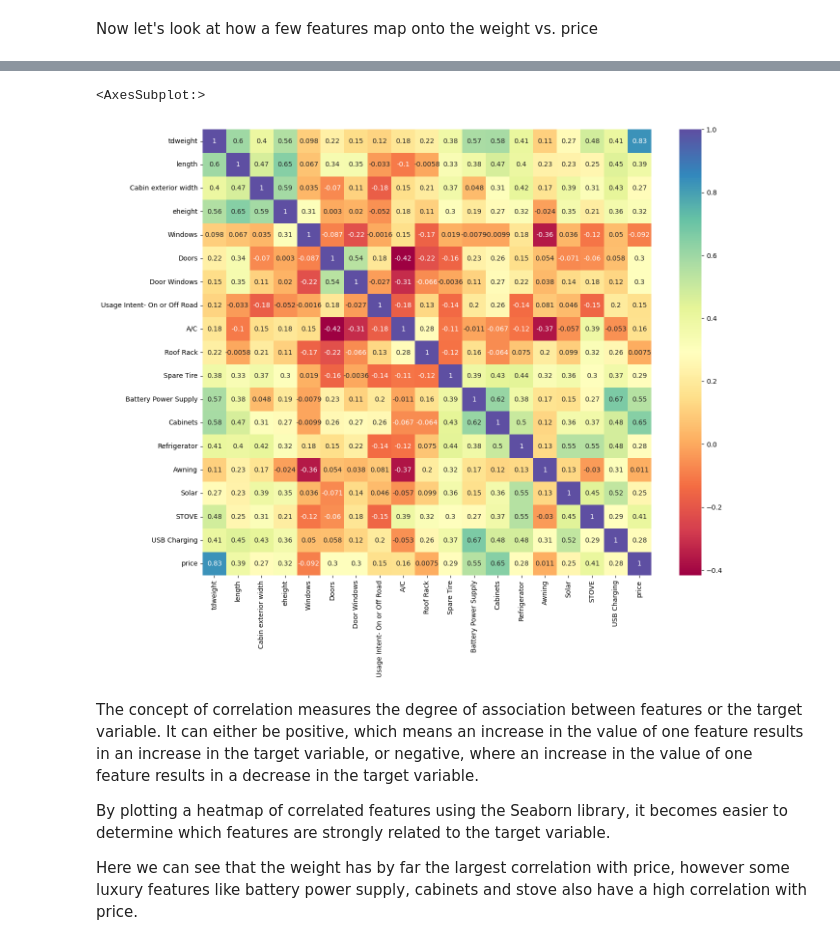
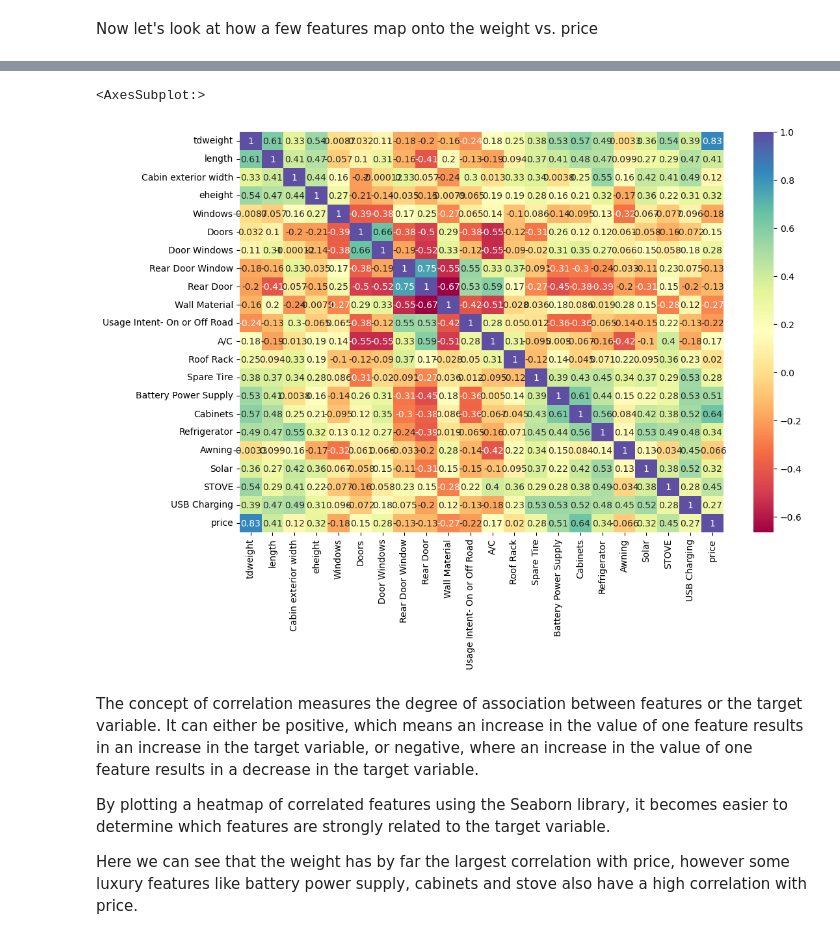
Before and after one commit to blue-quark/trailer_price_regression, a Jupyter notebook: trailer-price-regression.ipynb, the cells around one changed output, grey strips where cells are left out. Saved outputs shown, nothing was run; the diff lists cells and outputs as text; code cells hidden in the pictures.

Commit message:
Kaggle Notebook | Trailer Price Regression | Version 22

```diff
--- a/trailer-price-regression.ipynb
+++ b/trailer-price-regression.ipynb
@@ -195,5 +226,5 @@ data["Door Windows"] = data["Driver Side Door Window"] + data["Passenger Side Do
 # %%
 #reorder the columns so there are no problems with slicing/encoding
-data = data[['tdweight', 'length', 'Cabin exterior width', 'eheight', 'interior height highest point', 'Windows', 'Doors', 'Door Windows', 'Usage Intent- On or Off Road', 'A/C', 'Roof Rack', 'Spare Tire', 'Battery Power Supply', 'Cabinets', 'Refrigerator', 'Awning', 'Solar', 'STOVE', 'USB Charging', 'USB Cost', 'price']]
+data = data[['tdweight', 'length', 'Cabin exterior width', 'eheight', 'interior height highest point', 'Windows', 'Doors', 'Door Windows', 'Rear Door Window', 'Rear Door', 'Wall Material', 'Usage Intent- On or Off Road', 'A/C', 'Roof Rack', 'Spare Tire', 'Battery Power Supply', 'Cabinets', 'Refrigerator', 'Awning', 'Solar', 'STOVE', 'USB Charging', 'price']]
 # %%
 #checking the columns are reordered
@@ -224,0 +254,3 @@ data
+# %%
+cat_data = data[['Rear Door', 'Wall Material', 'Usage Intent- On or Off Road']]
+cat_data
@@ -227,13 +273,13 @@ data
 #created dummy variables from categories (also can use OneHotEncoder)
 #all_dummies = pd.get_dummies(data[['tdweight', 'length', 'Cabin exterior width', 'eheight', 'interior height highest point', 'Windows', 'Doors', 'Door Windows', 'Usage Intent- On or Off Road', 'A/C', 'Roof Rack', 'Spare Tire', 'Battery Power Supply', 'Cabinets', 'Refrigerator', 'Awning', 'Solar', 'STOVE', 'USB Charging', 'USB Cost', 'price']])
 # %%
-#from sklearn.preprocessing import LabelEncoder
-#labelencoder=LabelEncoder()
+from sklearn.preprocessing import LabelEncoder
+labelencoder=LabelEncoder()
 
 #label encode the data to prepare for modeling
 #label encoding is preferred for categorical variables
 
-#for col in cat_data:
-#    data[col] = labelencoder.fit_transform(data[col])
+for col in cat_data:
+    data[col] = labelencoder.fit_transform(data[col])
 
-#data.head()
+data.info()
@@ -240,6 +304,6 @@ data
 # %%
 #dropping columns which aren't useful
-data = data.drop(['interior height highest point', 'USB Cost'], axis=1)
+data = data.drop(['interior height highest point'], axis=1)
 # %%
 #make a copy of the data for later
 data2=data
@@ -267,9 +332,9 @@ corr
 # %%
-plt.figure(figsize=(15,12))
+plt.figure(figsize=(12,8))
 sns.heatmap(corr,annot=True,cmap="Spectral")
 # %% [output]
 <AxesSubplot:>
-[figure, old version]
+[figure, new version]
 # %% [markdown]
 The concept of correlation measures the degree of association between features or the target variable. It can either be positive, which means an increase in the value of one feature results in an increase in the target variable, or negative, where an increase in the value of one feature results in a decrease in the target variable.
 
```
Also changed, not shown: parts of 51 cells of this notebook.
